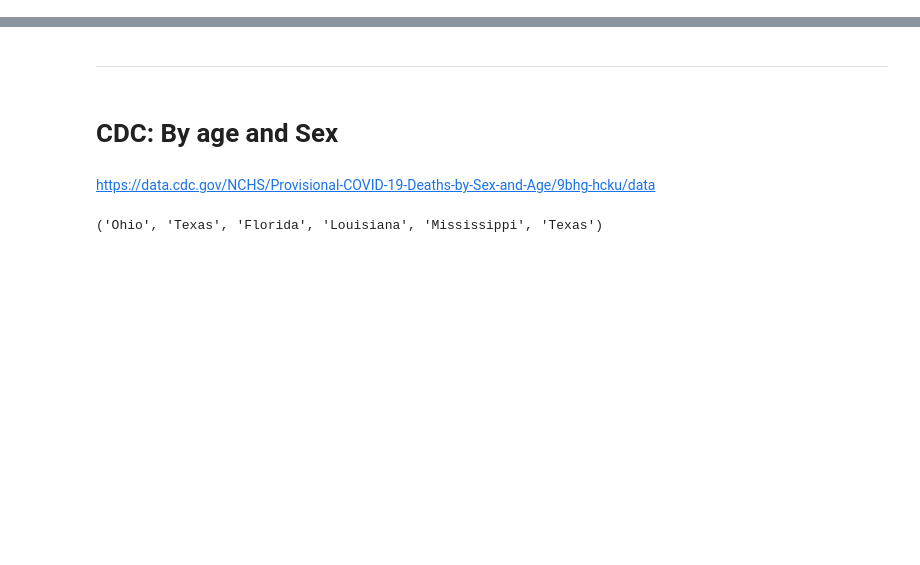
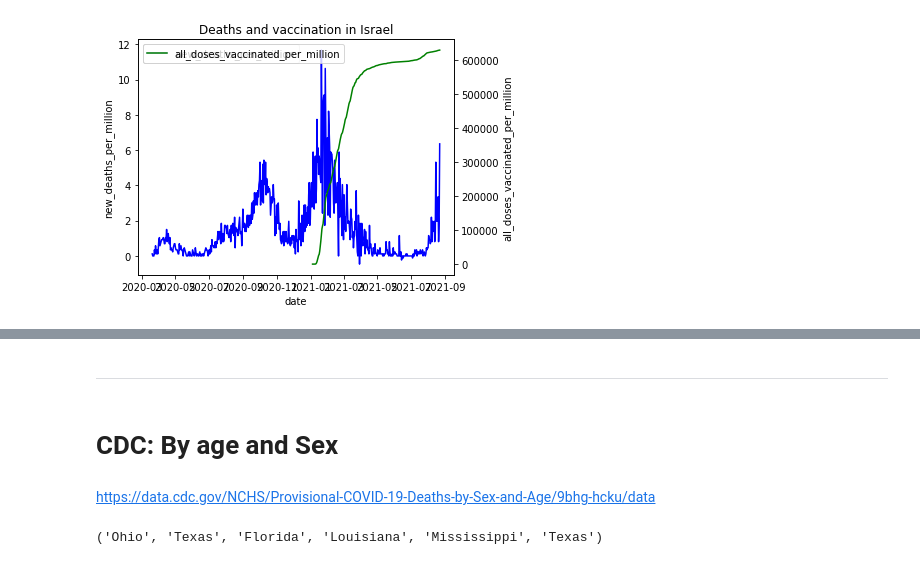
Before and after one commit to pomkos/covid_dash, a Jupyter notebook: sandbox.ipynb, the cells around one changed output, grey strips where cells are left out. Saved outputs shown, nothing was run; the diff lists cells and outputs as text; code cells hidden in the pictures; blank space fills up the shorter version.

```diff
--- a/sandbox.ipynb
+++ b/sandbox.ipynb
@@ -0,0 +26,6 @@
+# %%
+df = df.astype({
+    'date':'datetime64[ns]'
+})
+# %%
+df['all_doses_vaccinated_per_million'] = (df['all_doses_vaccinated_per_hundred'] / 100) * 1000000
@@ -0,0 +40,21 @@
+# %%
+smol_df = df[df['location'] == 'Israel']
+# %%
+def plotter(col1, col2, save=True):
+    sns.lineplot(x='date',
+                y=col1,
+                data = smol_df, color='b',label=col1
+                )
+    ax2 = plt.twinx()
+    sns.lineplot(x='date',
+                y=col2,
+                data = smol_df,
+                ax=ax2, color='g', label=col2)
+    plt.tight_layout()
+    plt.legend()
+# %%
+plotter(col1='new_deaths_per_million',col2='all_doses_vaccinated_per_million')
+plt.title('Deaths and vaccination in Israel')
+plt.savefig(f'deaths_vax.png', dpi=300, facecolor='white')
+# %% [output]
+[figure, added]
```
Also changed, not shown: parts of 18 cells of this notebook, 7 other files.
